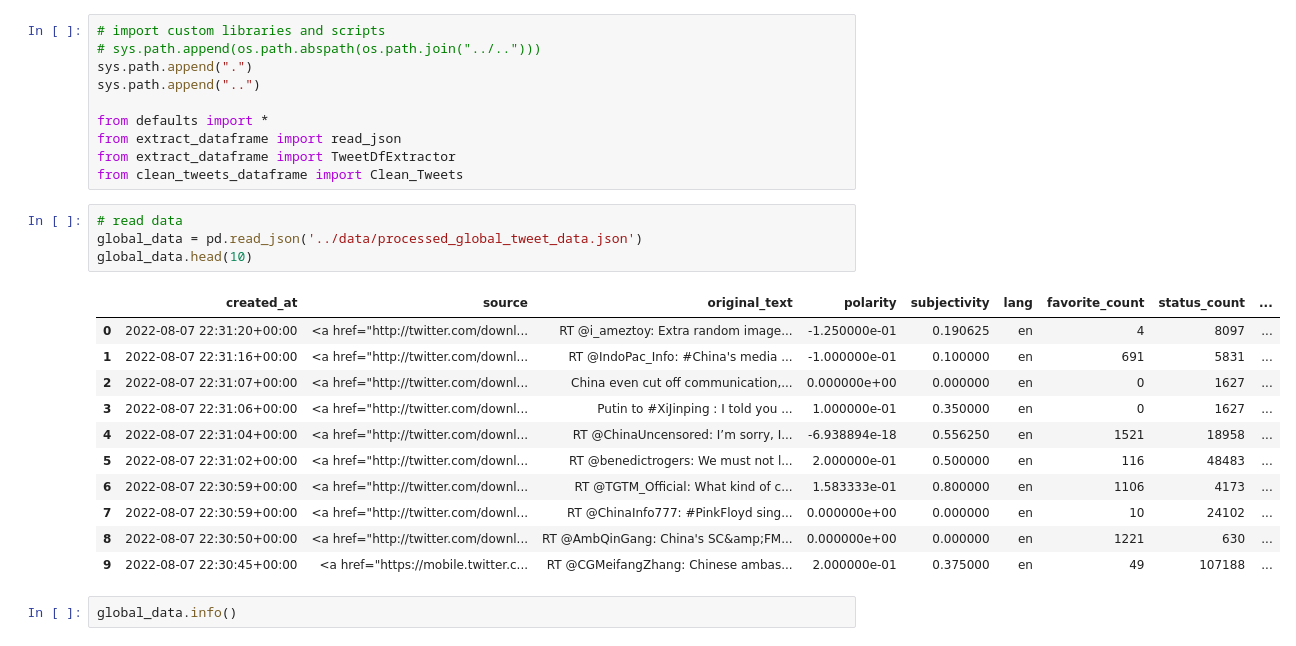
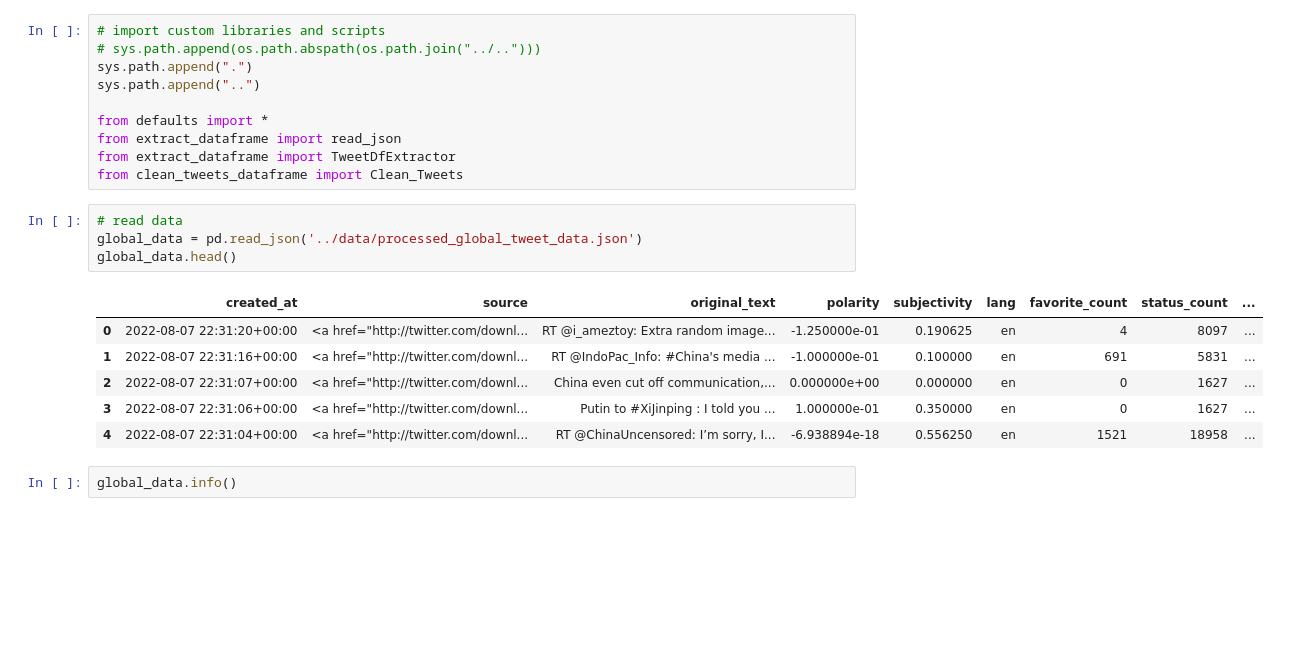
Before and after one commit to Fisseha-Estifanos/Twitter-Data-Analysis, a Jupyter notebook: notebooks/pre_process.ipynb, the cells around one changed output. Cells and saved outputs as stored; diff of their text form; blank space fills up the shorter version.

```diff
--- a/notebooks/pre_process.ipynb
+++ b/notebooks/pre_process.ipynb
@@ -15,19 +15,14 @@ from clean_tweets_dataframe import Clean_Tweets
 # %%
 # read data
 global_data = pd.read_json('../data/processed_global_tweet_data.json')
-global_data.head(10)
+global_data.head()
 # %% [output]
 |  | created_at | source | original_text | polarity | subjectivity | lang | favorite_count | status_count | ... |
 | 0 | 2022-08-07 22:31:20+00:00 | <a href="http://twitter.com/downl... | RT @i_ameztoy: Extra random image... | -1.250000e-01 | 0.190625 | en | 4 | 8097 | ... |
 | 1 | 2022-08-07 22:31:16+00:00 | <a href="http://twitter.com/downl... | RT @IndoPac_Info: #China's media ... | -1.000000e-01 | 0.100000 | en | 691 | 5831 | ... |
 | 2 | 2022-08-07 22:31:07+00:00 | <a href="http://twitter.com/downl... | China even cut off communication,... | 0.000000e+00 | 0.000000 | en | 0 | 1627 | ... |
 | 3 | 2022-08-07 22:31:06+00:00 | <a href="http://twitter.com/downl... | Putin to #XiJinping : I told you ... | 1.000000e-01 | 0.350000 | en | 0 | 1627 | ... |
 | 4 | 2022-08-07 22:31:04+00:00 | <a href="http://twitter.com/downl... | RT @ChinaUncensored: I’m sorry, I... | -6.938894e-18 | 0.556250 | en | 1521 | 18958 | ... |
-| 5 | 2022-08-07 22:31:02+00:00 | <a href="http://twitter.com/downl... | RT @benedictrogers: We must not l... | 2.000000e-01 | 0.500000 | en | 116 | 48483 | ... |
-| 6 | 2022-08-07 22:30:59+00:00 | <a href="http://twitter.com/downl... | RT @TGTM_Official: What kind of c... | 1.583333e-01 | 0.800000 | en | 1106 | 4173 | ... |
-| 7 | 2022-08-07 22:30:59+00:00 | <a href="http://twitter.com/downl... | RT @ChinaInfo777: #PinkFloyd sing... | 0.000000e+00 | 0.000000 | en | 10 | 24102 | ... |
-| 8 | 2022-08-07 22:30:50+00:00 | <a href="http://twitter.com/downl... | RT @AmbQinGang: China's SC&amp;FM... | 0.000000e+00 | 0.000000 | en | 1221 | 630 | ... |
-| 9 | 2022-08-07 22:30:45+00:00 | <a href="https://mobile.twitter.c... | RT @CGMeifangZhang: Chinese ambas... | 2.000000e-01 | 0.375000 | en | 49 | 107188 | ... |
 # %%
 global_data.info()
 # %% [output]
```
Also changed, not shown: parts of 33 cells of this notebook.
